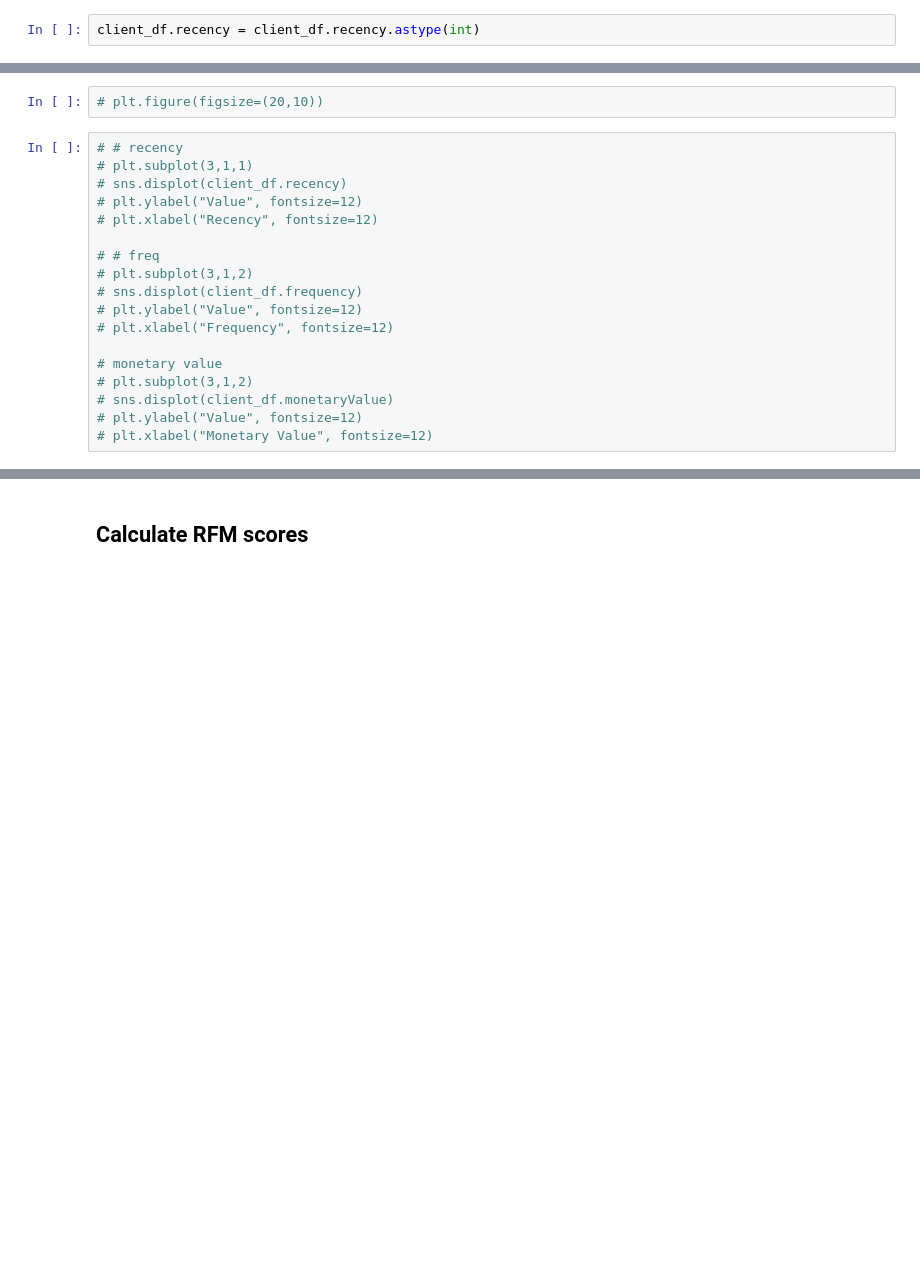
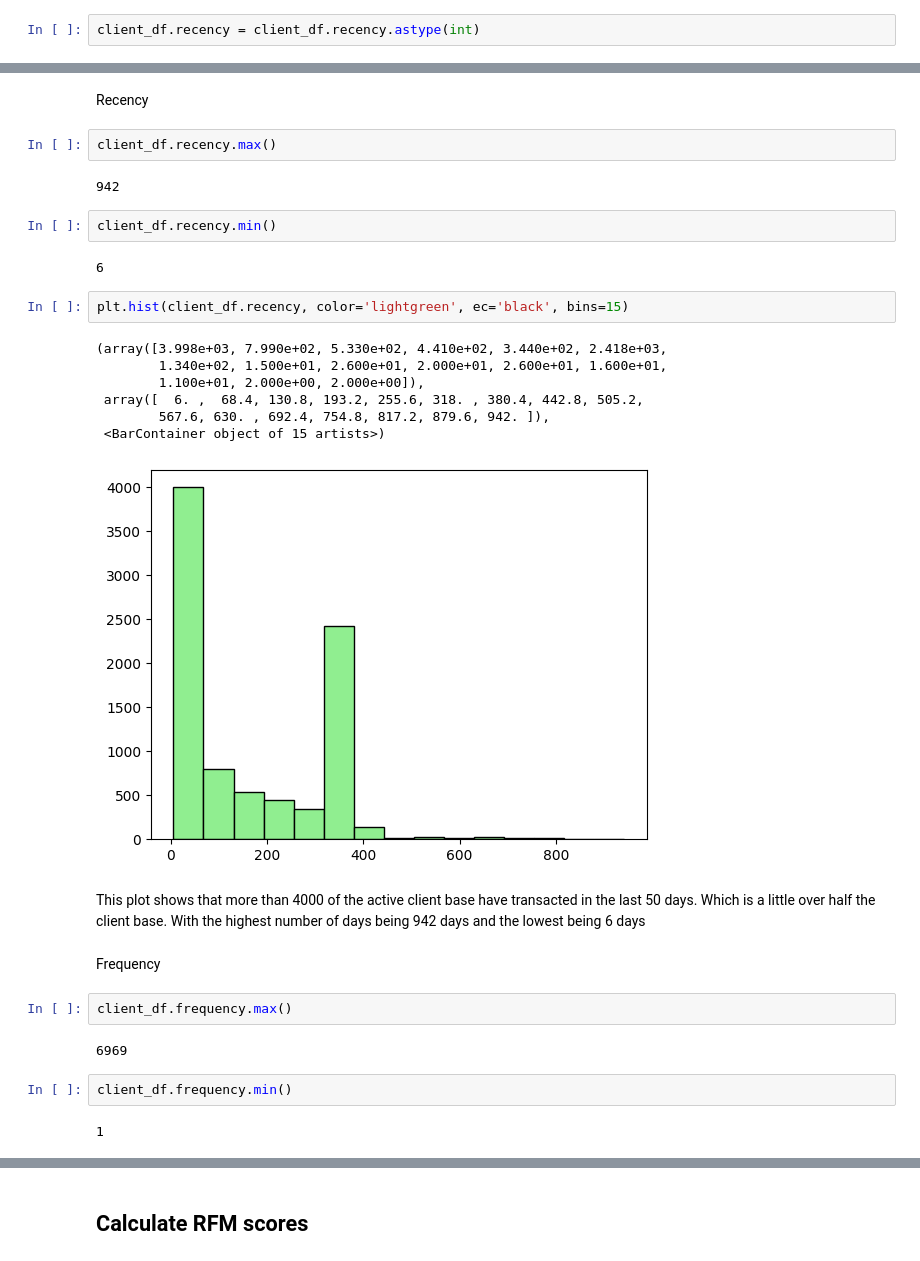
Before and after one commit to Asabeaaa/data-projects, a Jupyter notebook: consumer_analytics/RFM Analysis.ipynb, the cells around one changed output, grey strips where cells are left out. Saved outputs shown, nothing was run; the diff lists cells and outputs as text; blank space fills up the shorter version.

Commit message:
added rfm value distribution

```diff
--- a/consumer_analytics/RFM Analysis.ipynb
+++ b/consumer_analytics/RFM Analysis.ipynb
@@ -68,20 +68,32 @@ client_df.recency = client_df.recency.astype(int)
-# %%
-# plt.figure(figsize=(20,10))
-# %%
-# # recency
-# plt.subplot(3,1,1)
-# sns.displot(client_df.recency)
-# plt.ylabel("Value", fontsize=12)
-# plt.xlabel("Recency", fontsize=12)
-
-# # freq
-# plt.subplot(3,1,2)
-# sns.displot(client_df.frequency)
-# plt.ylabel("Value", fontsize=12)
-# plt.xlabel("Frequency", fontsize=12)
-
-# monetary value
-# plt.subplot(3,1,2)
-# sns.displot(client_df.monetaryValue)
-# plt.ylabel("Value", fontsize=12)
-# plt.xlabel("Monetary Value", fontsize=12)
+# %% [markdown]
+Recency
+# %%
+client_df.recency.max()
+# %% [output]
+942
+# %%
+client_df.recency.min()
+# %% [output]
+6
+# %%
+plt.hist(client_df.recency, color='lightgreen', ec='black', bins=15)
+# %% [output]
+(array([3.998e+03, 7.990e+02, 5.330e+02, 4.410e+02, 3.440e+02, 2.418e+03,
+        1.340e+02, 1.500e+01, 2.600e+01, 2.000e+01, 2.600e+01, 1.600e+01,
+        1.100e+01, 2.000e+00, 2.000e+00]),
+ array([  6. ,  68.4, 130.8, 193.2, 255.6, 318. , 380.4, 442.8, 505.2,
+        567.6, 630. , 692.4, 754.8, 817.2, 879.6, 942. ]),
+ <BarContainer object of 15 artists>)
+[figure, added]
+# %% [markdown]
+This plot shows that more than 4000 of the active client base have transacted in the last 50 days. Which is a little over half the client base. With the highest number of days being 942 days and the lowest being 6 days
+# %% [markdown]
+Frequency
+# %%
+client_df.frequency.max()
+# %% [output]
+6969
+# %%
+client_df.frequency.min()
+# %% [output]
+1
```
Also changed, not shown: parts of 8 cells of this notebook.
